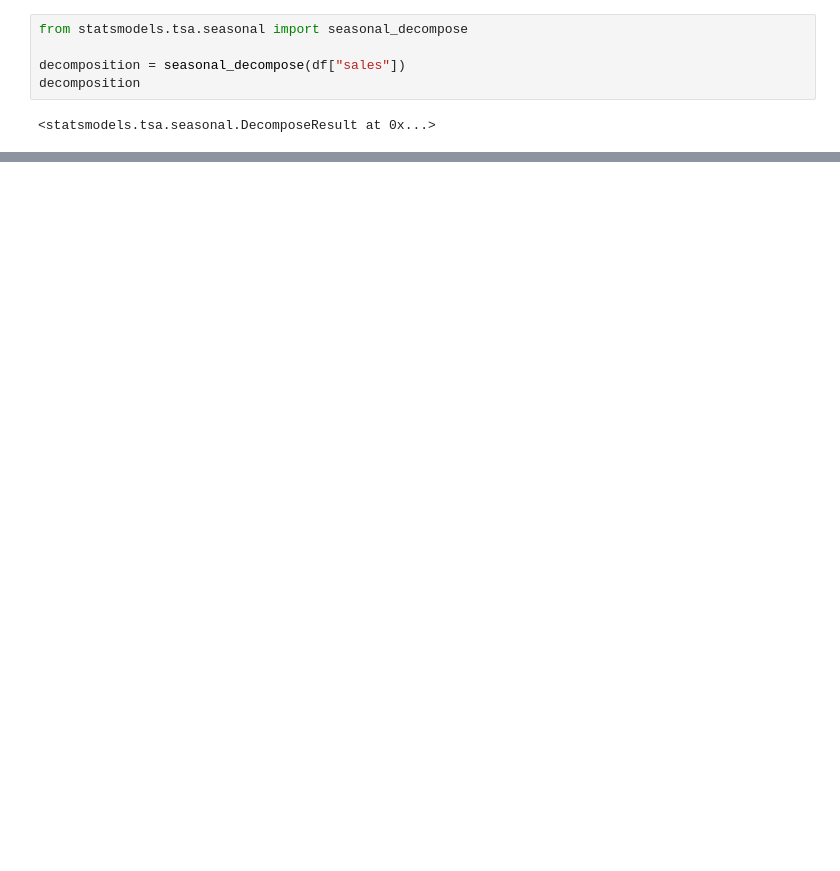
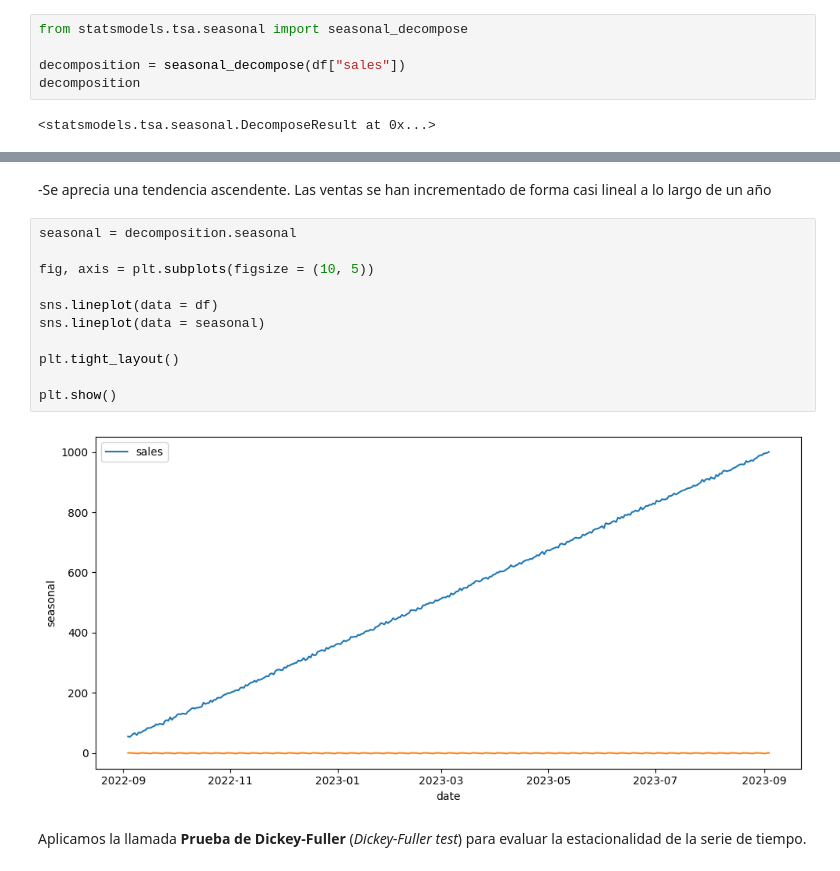
Before and after one commit to Lsiniestro/time-series, a Jupyter notebook: src/explore.ipynb, the cells around one changed output, grey strips where cells are left out. Drawn from its saved outputs; the diff is of its cells as text; blank space fills up the shorter version.

```diff
--- a/src/explore.ipynb
+++ b/src/explore.ipynb
@@ -71,0 +83,17 @@ decomposition
+# %% [markdown]
+-Se aprecia una tendencia ascendente. Las ventas se han incrementado de forma casi lineal a lo largo de un año
+# %%
+seasonal = decomposition.seasonal
+
+fig, axis = plt.subplots(figsize = (10, 5))
+
+sns.lineplot(data = df)
+sns.lineplot(data = seasonal)
+
+plt.tight_layout()
+
+plt.show()
+# %% [output]
+[figure, added]
+# %% [markdown]
+Aplicamos la llamada **Prueba de Dickey-Fuller** (*Dickey-Fuller test*) para evaluar la estacionalidad de la serie de tiempo.
```
Also changed, not shown: parts of 12 cells of this notebook.
